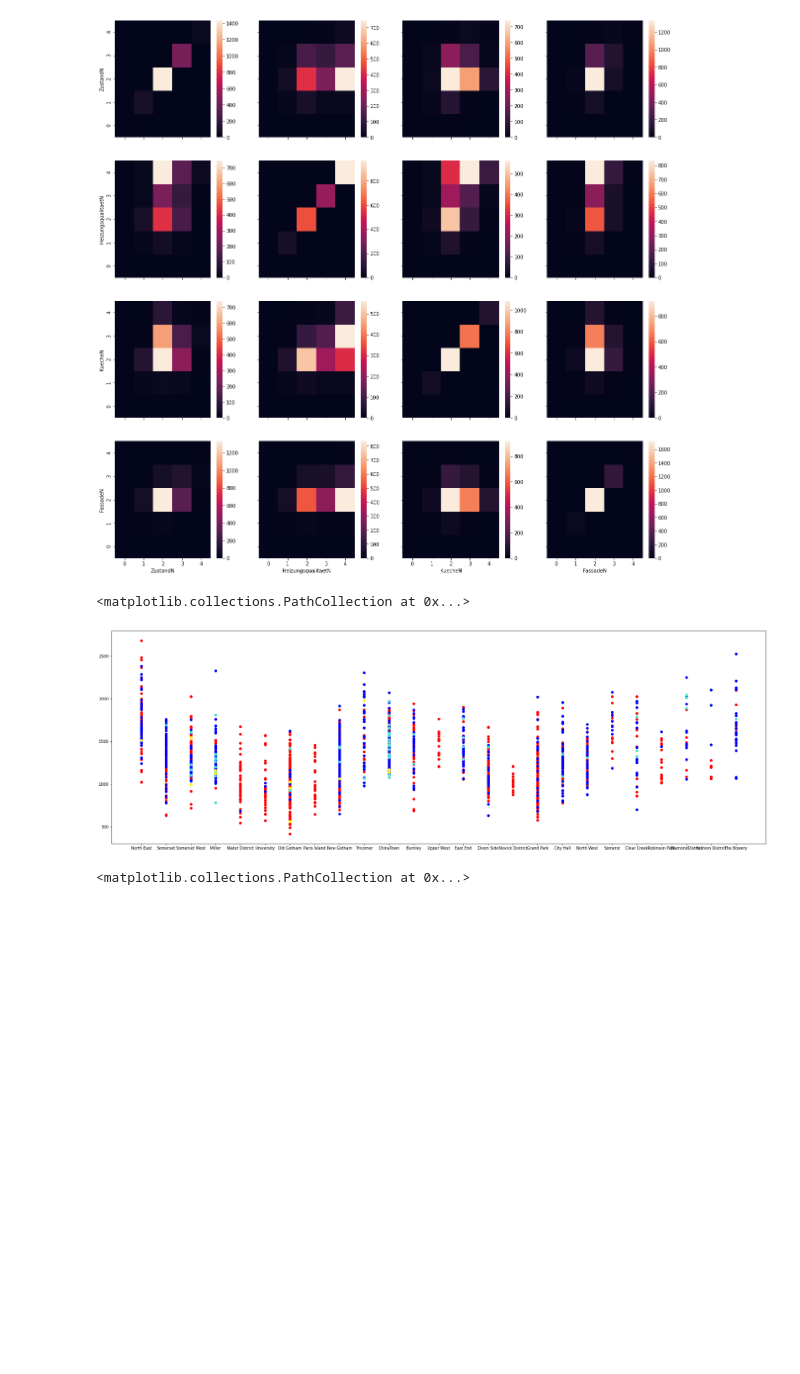
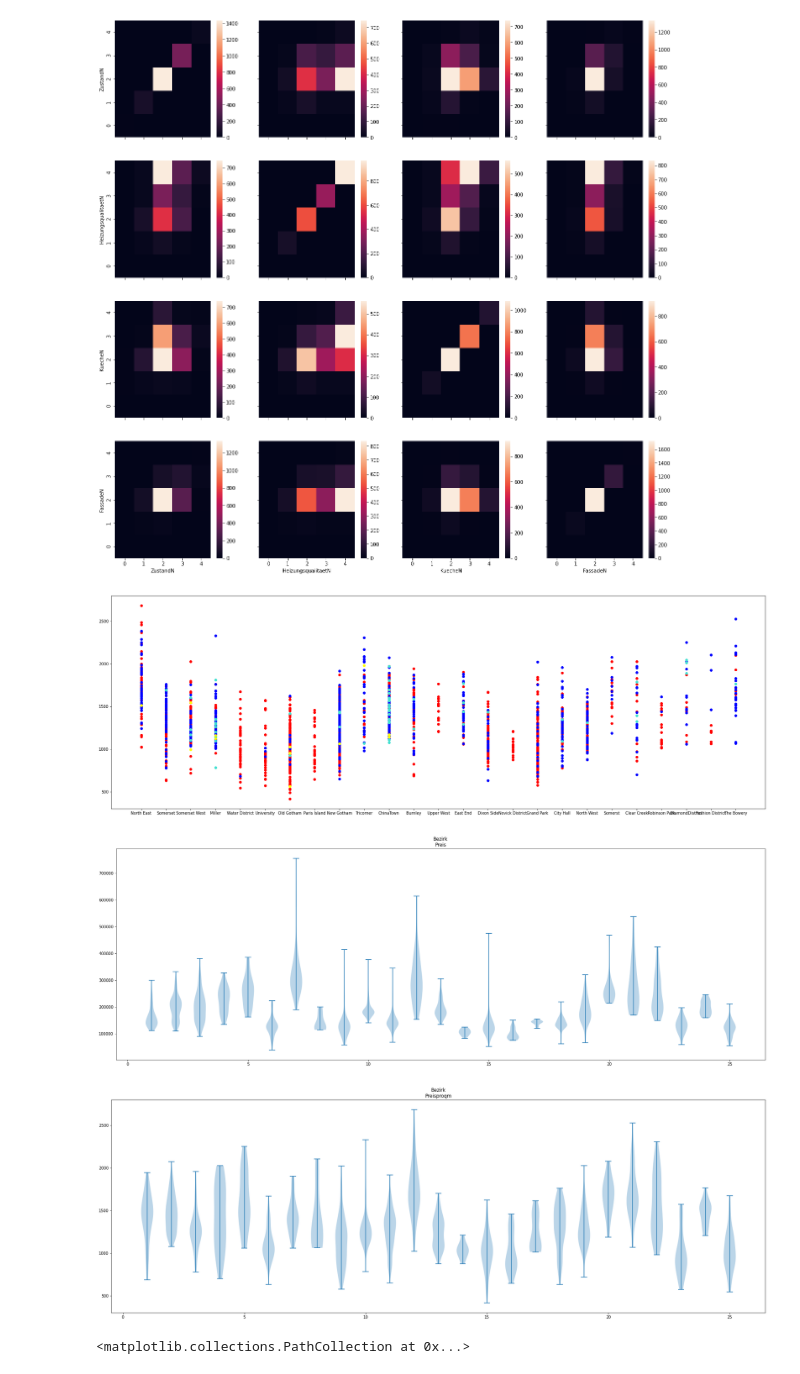
Before and after one commit to CrossField1973/DataScienceProject_01, a Jupyter notebook: housing_data.ipynb, the cells around one changed output. Saved outputs shown, nothing was run; the diff lists cells and outputs as text; code cells hidden in the pictures; blank space fills up the shorter version.

Commit message:
violin

```diff
--- a/housing_data.ipynb
+++ b/housing_data.ipynb
@@ -366,22 +366,41 @@ for i in range(len(keys)):
 # %%
 #Grundstücksform
 
 house_reg = housing_data[housing_data.Grundstuecksform == "Reg"]
 house_ir1 = housing_data[housing_data.Grundstuecksform == "IR1"]
 house_ir2 = housing_data[housing_data.Grundstuecksform == "IR2"]
 house_ir3 = housing_data[housing_data.Grundstuecksform == "IR3"]
 
 plt.figure(figsize=(30,10))
 plt.scatter(house_reg["Bezirk"],house_reg["Preis"]/house_reg["Wohnflaeche in qm"], c="red")
 plt.scatter(house_ir1["Bezirk"],house_ir1["Preis"]/house_ir1["Wohnflaeche in qm"], c="blue")
 plt.scatter(house_ir2["Bezirk"],house_ir2["Preis"]/house_ir2["Wohnflaeche in qm"], c="turquoise")
 plt.scatter(house_ir3["Bezirk"],house_ir3["Preis"]/house_ir3["Wohnflaeche in qm"], c="yellow")
-
+plt.show()
 #Bei der Grundstücksform lässt sich absehen, dass Häuser der Form IR1 meist teurer sind als diese der Form IR2.
 #Bei Häusern der Form IR3 handelt es sich meist um billigere Häuser, als bei den anderen Grundstücksformen.
+
+
+
+# Violinplots
+
+key = "Bezirk"
+rows = ["Preis", "Preisproqm"]
+quality = np.sort(housing_data[key].unique())
+
+for row in rows:
+    fig= plt.figure(figsize=(30,10))
+    data = [None]*len(quality)
+    for i in range(len(quality)):
+        data[i] = housing_data[housing_data[key] == quality[i]][row]
+
+    plt.violinplot(data)
+    plt.title(str(key + "\n" + row))
+    plt.show()
 # %% [output]
-<matplotlib.collections.PathCollection at 0x...>
 [figure]
+[figure, added]
+[figure, added]
 # %%
 #Steigung
 
```
Also changed, not shown: parts of 11 cells of this notebook.
